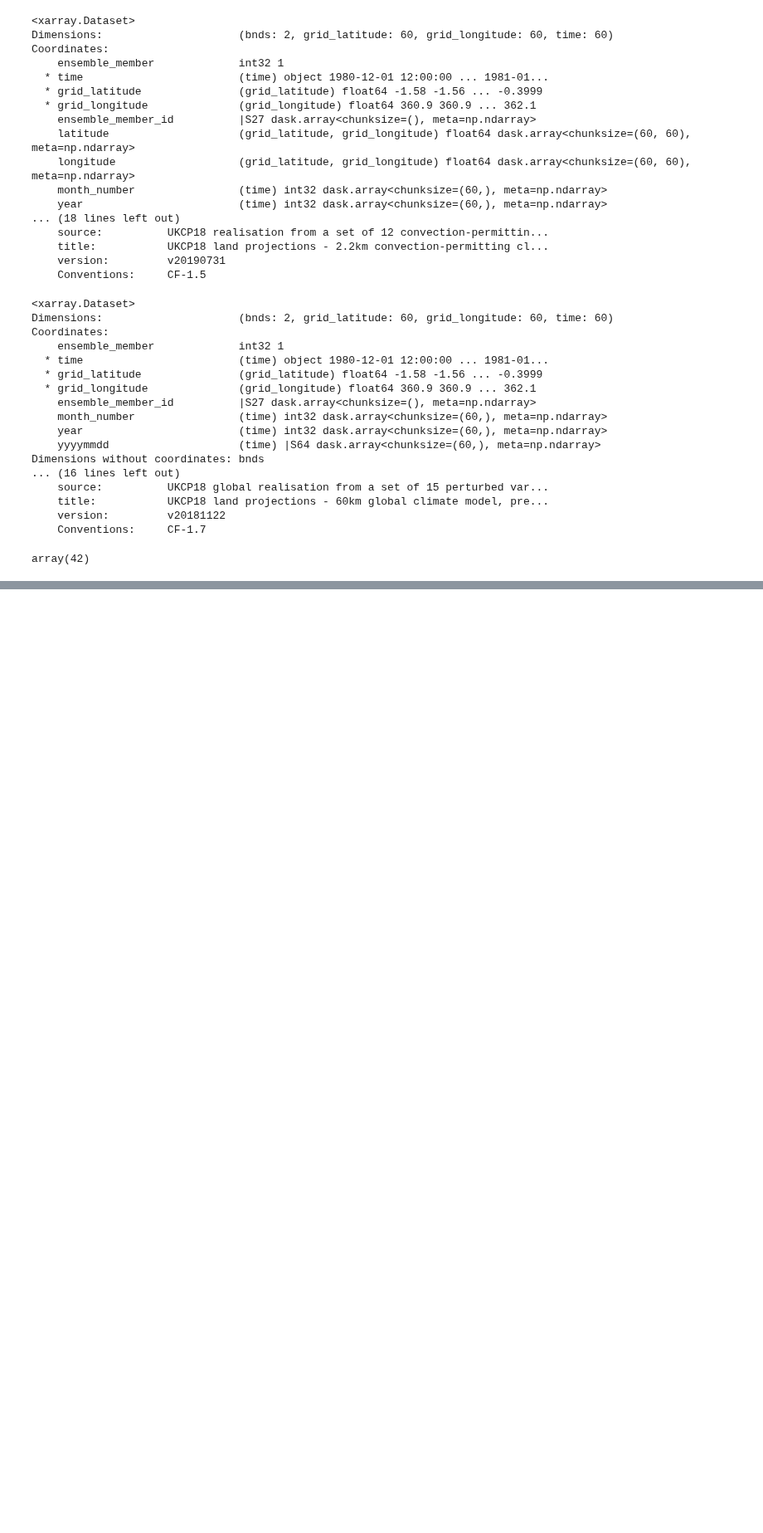
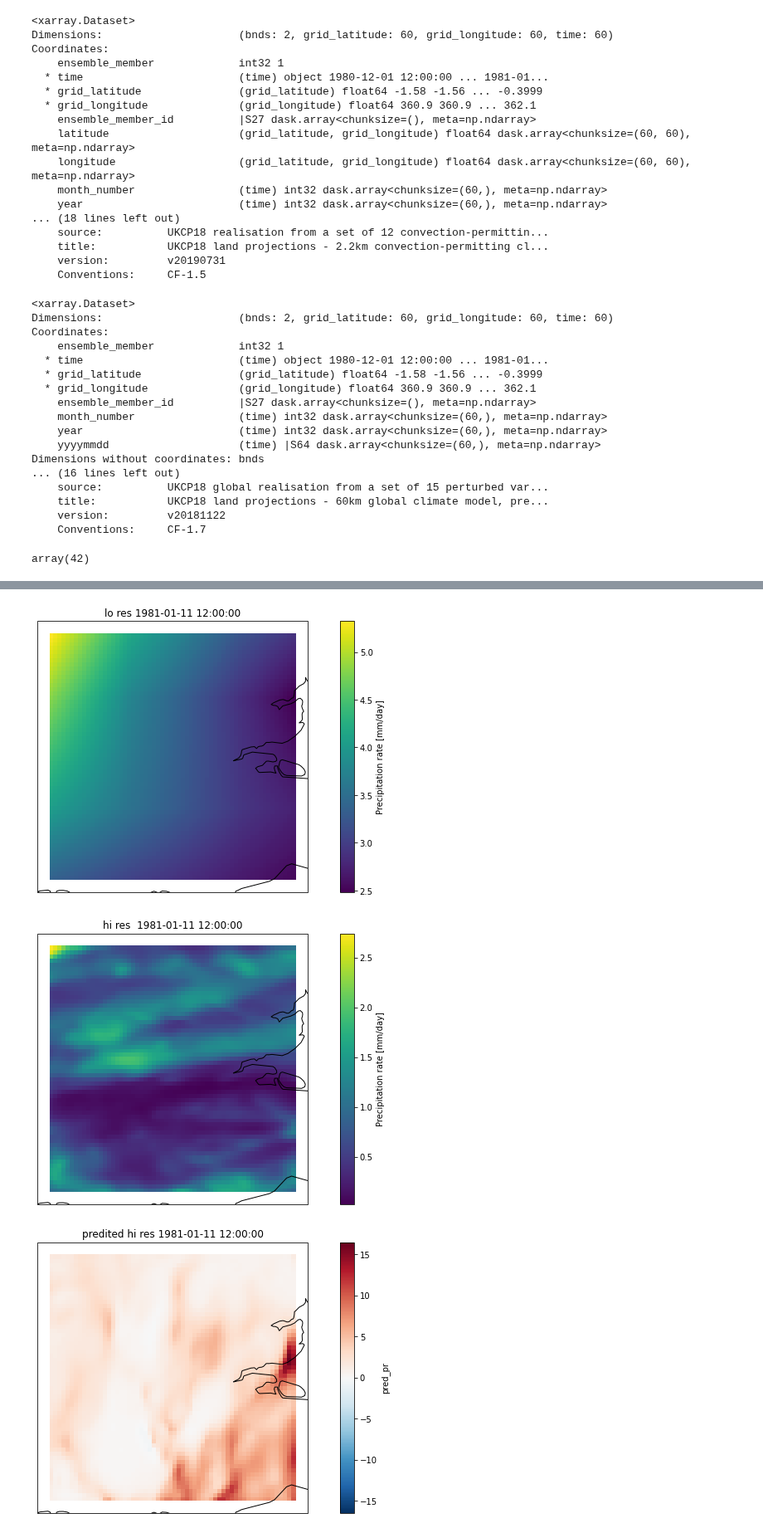
Before and after one commit to henryaddison/ml-downscaling-emulation, a Jupyter notebook: notebooks/learning/u-net.ipynb, the cells around one changed output, grey strips where cells are left out. Shown at 83% size. Cells and saved outputs as stored; diff of their text form; code cells hidden in the pictures; blank space fills up the shorter version.

```diff
--- a/notebooks/learning/u-net.ipynb
+++ b/notebooks/learning/u-net.ipynb
@@ -614,3 +623,12 @@ plot(hi_res_data.isel(time=42), variable='pred_pr', title=f'predited hi res {hi_
+# %%
+itime=40
+plot(lo_res_data.isel(time=itime), title=f'lo res {lo_res_data.time.values[itime]}')
+plot(hi_res_data.isel(time=itime), title=f'hi res  {hi_res_data.time.values[itime]}')
+plot(hi_res_data.isel(time=itime), variable='pred_pr', title=f'predited hi res {hi_res_data.time.values[itime]}')
+# %% [output]
+[figure, added]
+[figure, added]
+[figure, added]
 # %%
 plot(lo_res_data.isel(time=1), title=f'lo res {lo_res_data.time.values[1]}')
 plot(hi_res_data.isel(time=1), title=f'hi res  {hi_res_data.time.values[1]}')
```
Also changed, not shown: parts of 9 cells of this notebook.
